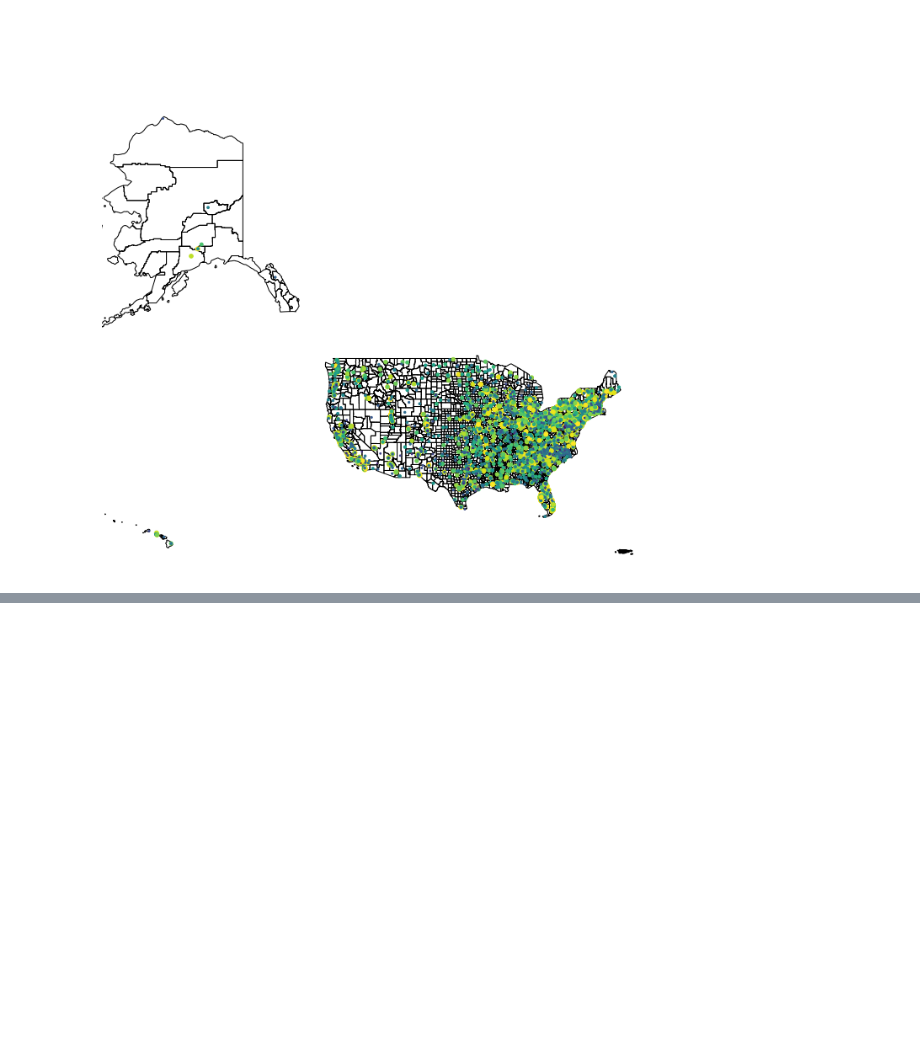
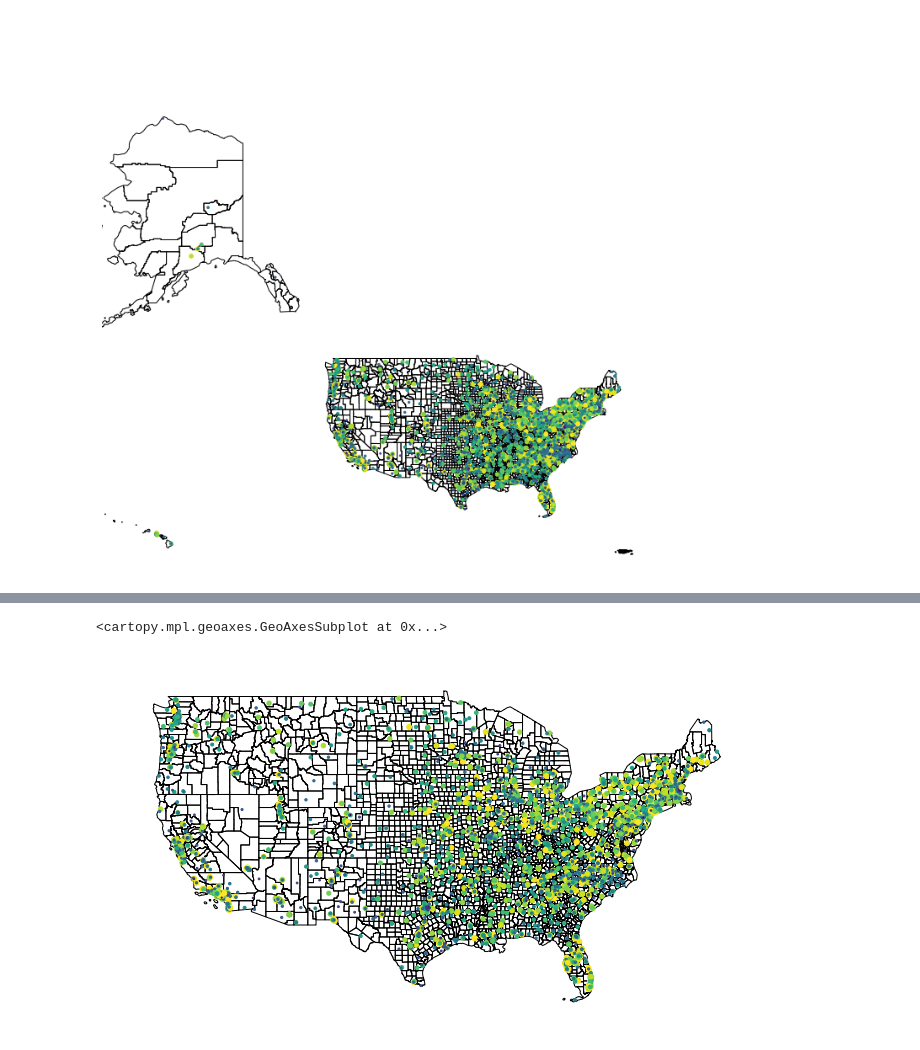
Before and after one commit to chekos/geospatial-public-policy-analysis-with-geopandas, a Jupyter notebook: notebooks/00_DataViz-US.ipynb, the cells around one changed output, grey strips where cells are left out. Drawn from its saved outputs; the diff is of its cells as text; code cells hidden in the pictures; blank space fills up the shorter version.

```diff
--- a/notebooks/00_DataViz-US.ipynb
+++ b/notebooks/00_DataViz-US.ipynb
@@ -106,0 +162,2 @@ gplt.pointplot(institutions, hue='share_full-time', legend = False, ax=ax, scale
+# %%
+contiguous_counties = counties[mask_is_contiguous_counties].copy()
@@ -106,0 +181,2 @@ gplt.pointplot(institutions, hue='share_full-time', legend = False, ax=ax, scale
+# %%
+institutions['FIPS'] = institutions['fips_state_code'].map(us.states.mapping("name", "fips"))
@@ -106,0 +192,10 @@ gplt.pointplot(institutions, hue='share_full-time', legend = False, ax=ax, scale
+# %%
+mask_is_contiguous_institutions = institutions['FIPS'].isin(contiguous_fips)
+# %%
+contiguous_institutions = institutions[mask_is_contiguous_institutions].copy()
+# %%
+ax = gplt.polyplot(contiguous_counties, projection=gcrs.WebMercator(), figsize=(12,12), )
+gplt.pointplot(contiguous_institutions, hue='share_full-time', legend = False, ax=ax, scale='share_full-time')
+# %% [output]
+<cartopy.mpl.geoaxes.GeoAxesSubplot at 0x...>
+[figure, added]
```
Also changed, not shown: parts of 49 cells of this notebook.
